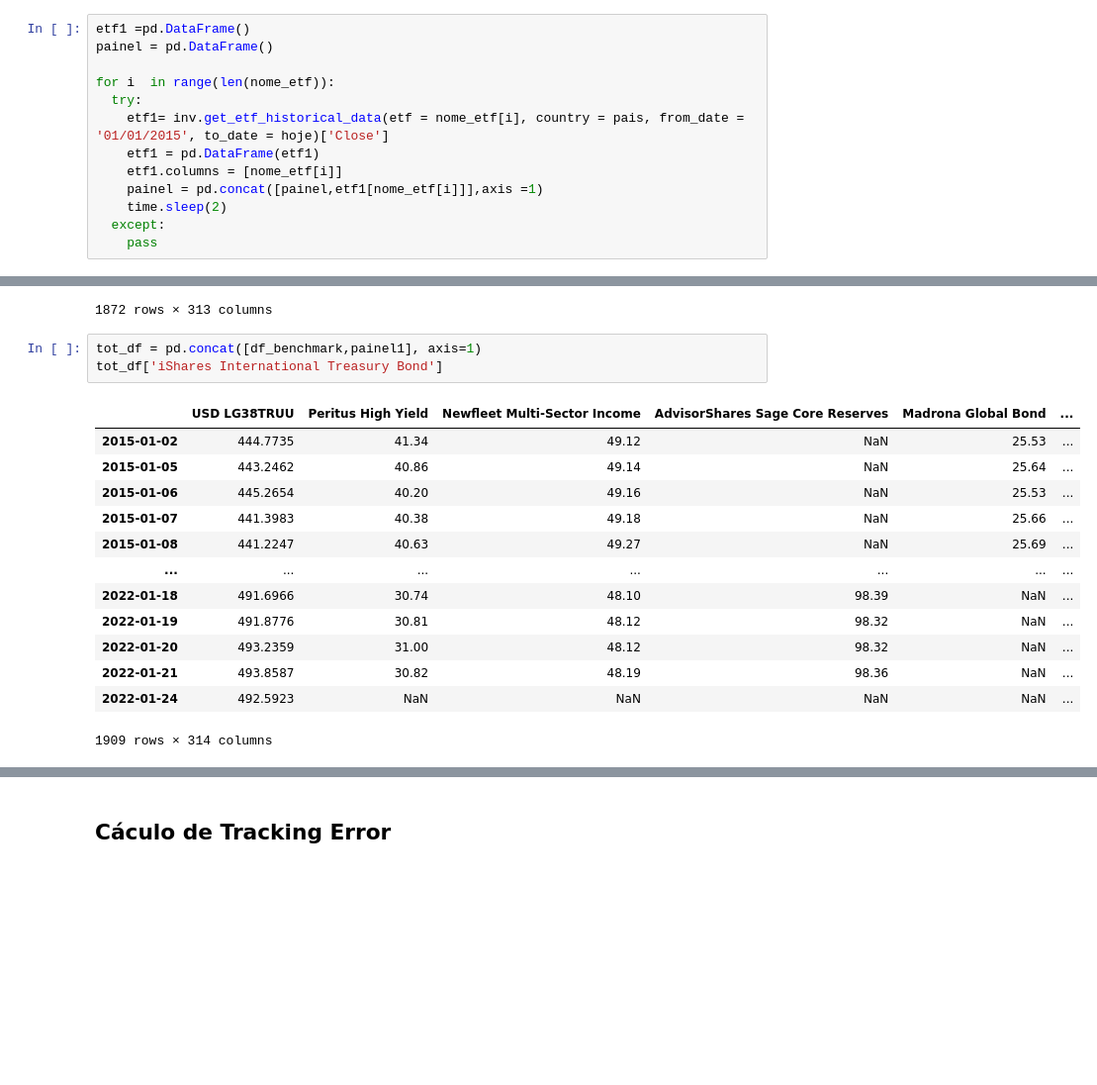
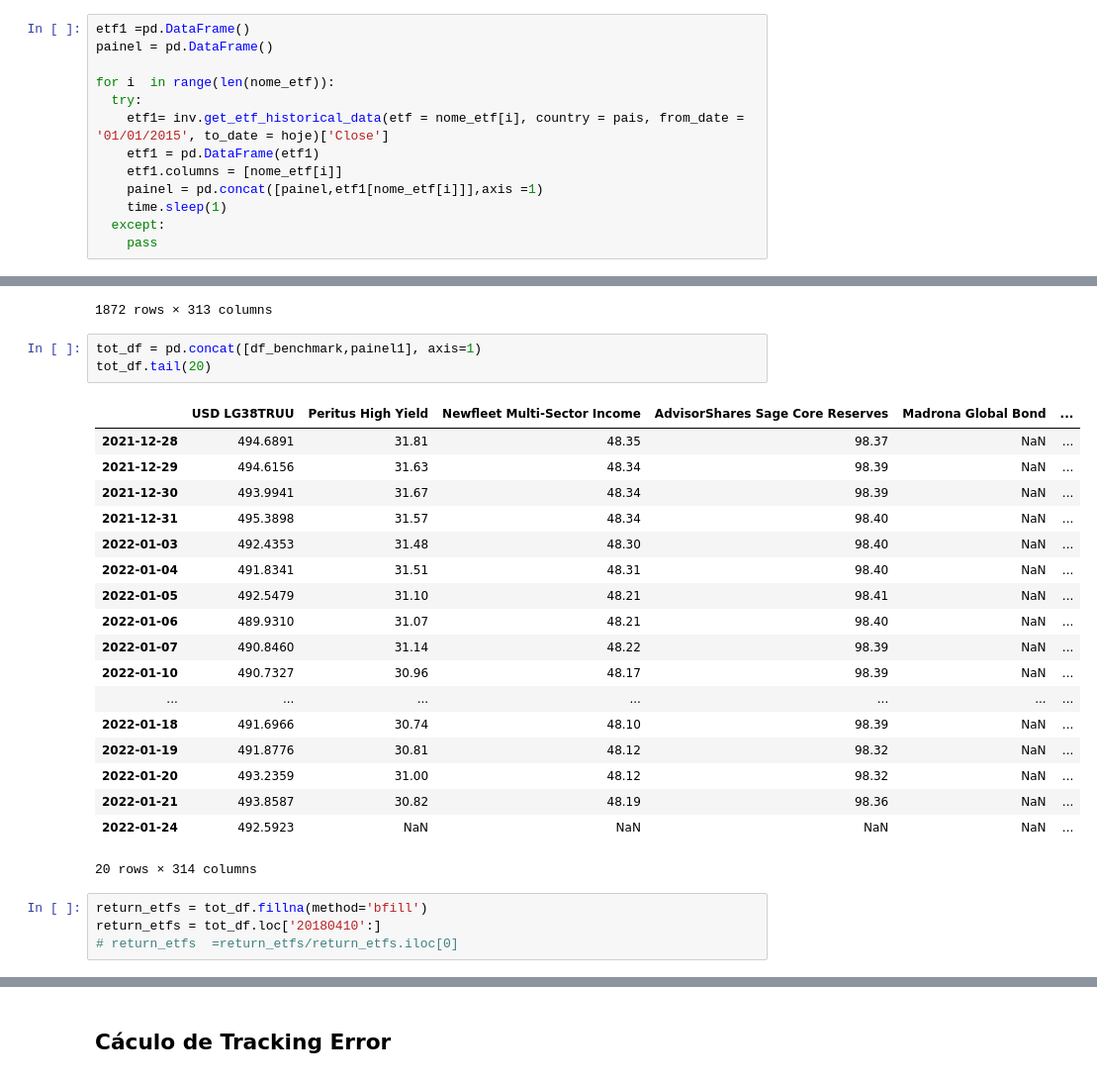
Before and after one commit to Edu-Moreira/Estudos-de-Python, a Jupyter notebook: Comparação_ETFs v1.04.ipynb, the cells around one changed output, grey strips where cells are left out. Shown at 99% size. Saved outputs shown, nothing was run; the diff lists cells and outputs as text; blank space fills up the shorter version.

```diff
--- a/Comparação_ETFs v1.04.ipynb
+++ b/Comparação_ETFs v1.04.ipynb
@@ -81,7 +81,7 @@ for i  in range(len(nome_etf)):
     etf1 = pd.DataFrame(etf1)
     etf1.columns = [nome_etf[i]]
     painel = pd.concat([painel,etf1[nome_etf[i]]],axis =1)
-    time.sleep(2)
+    time.sleep(1)
   except:
     pass
 # %%
@@ -163,18 +163,27 @@ painel1
 1872 rows × 313 columns
 # %%
 tot_df = pd.concat([df_benchmark,painel1], axis=1)
-tot_df['iShares International Treasury Bond']
+tot_df.tail(20)
 # %% [output]
 |  | USD LG38TRUU | Peritus High Yield | Newfleet Multi-Sector Income | AdvisorShares Sage Core Reserves | Madrona Global Bond | ... |
-| 2015-01-02 | 444.7735 | 41.34 | 49.12 | NaN | 25.53 | ... |
-| 2015-01-05 | 443.2462 | 40.86 | 49.14 | NaN | 25.64 | ... |
-| 2015-01-06 | 445.2654 | 40.20 | 49.16 | NaN | 25.53 | ... |
-| 2015-01-07 | 441.3983 | 40.38 | 49.18 | NaN | 25.66 | ... |
-| 2015-01-08 | 441.2247 | 40.63 | 49.27 | NaN | 25.69 | ... |
+| 2021-12-28 | 494.6891 | 31.81 | 48.35 | 98.37 | NaN | ... |
+| 2021-12-29 | 494.6156 | 31.63 | 48.34 | 98.39 | NaN | ... |
+| 2021-12-30 | 493.9941 | 31.67 | 48.34 | 98.39 | NaN | ... |
+| 2021-12-31 | 495.3898 | 31.57 | 48.34 | 98.40 | NaN | ... |
+| 2022-01-03 | 492.4353 | 31.48 | 48.30 | 98.40 | NaN | ... |
+| 2022-01-04 | 491.8341 | 31.51 | 48.31 | 98.40 | NaN | ... |
+| 2022-01-05 | 492.5479 | 31.10 | 48.21 | 98.41 | NaN | ... |
+| 2022-01-06 | 489.9310 | 31.07 | 48.21 | 98.40 | NaN | ... |
+| 2022-01-07 | 490.8460 | 31.14 | 48.22 | 98.39 | NaN | ... |
+| 2022-01-10 | 490.7327 | 30.96 | 48.17 | 98.39 | NaN | ... |
 | ... | ... | ... | ... | ... | ... | ... |
 | 2022-01-18 | 491.6966 | 30.74 | 48.10 | 98.39 | NaN | ... |
 | 2022-01-19 | 491.8776 | 30.81 | 48.12 | 98.32 | NaN | ... |
 | 2022-01-20 | 493.2359 | 31.00 | 48.12 | 98.32 | NaN | ... |
 | 2022-01-21 | 493.8587 | 30.82 | 48.19 | 98.36 | NaN | ... |
 | 2022-01-24 | 492.5923 | NaN | NaN | NaN | NaN | ... |
-1909 rows × 314 columns
+20 rows × 314 columns
+# %%
+return_etfs = tot_df.fillna(method='bfill')
+return_etfs = tot_df.loc['20180410':]
+# return_etfs  =return_etfs/return_etfs.iloc[0]
```
Also changed, not shown: parts of 16 cells of this notebook.
